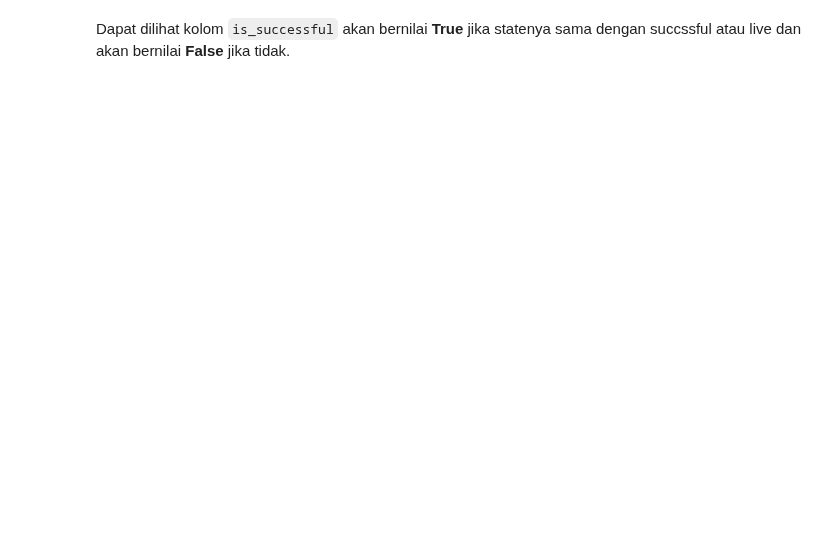
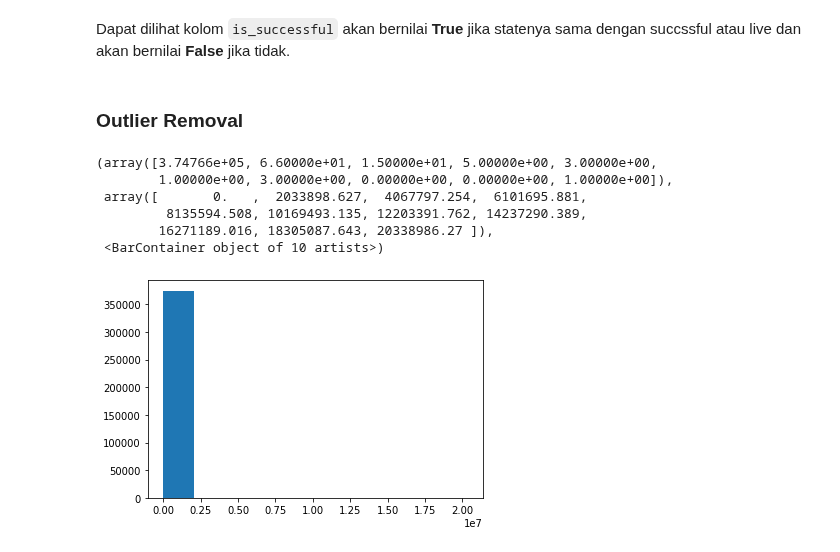
Before and after one commit to Penzragon/h8dsft_P0W3, a Jupyter notebook: script.ipynb, the cells around one changed output. Saved outputs shown, nothing was run; the diff lists cells and outputs as text; code cells hidden in the pictures; blank space fills up the shorter version.

Commit message:
Add outlier removal exploration (no documentation)

```diff
--- a/script.ipynb
+++ b/script.ipynb
@@ -282,3 +282,15 @@ projects[(projects.state != 'successful') | (projects.state != 'live')].head()
 | 4 | 1000011046 | Community Film Project: The Art o... | Film & Video | 2015-08-29 | 2015-07-04 08:35:03 | canceled | 14 | US | 1283.0 | 19500.00 | ... |
 # %% [markdown]
 Dapat dilihat kolom `is_successful` akan bernilai **True** jika statenya sama dengan succssful atau live dan akan bernilai **False** jika tidak.
+# %% [markdown]
+### Outlier Removal
+# %%
+plt.hist(projects.pledged)
+# %% [output]
+(array([3.74766e+05, 6.60000e+01, 1.50000e+01, 5.00000e+00, 3.00000e+00,
+        1.00000e+00, 3.00000e+00, 0.00000e+00, 0.00000e+00, 1.00000e+00]),
+ array([       0.   ,  2033898.627,  4067797.254,  6101695.881,
+         8135594.508, 10169493.135, 12203391.762, 14237290.389,
+        16271189.016, 18305087.643, 20338986.27 ]),
+ <BarContainer object of 10 artists>)
+[figure, added]
```
Also changed, not shown: parts of 12 cells of this notebook.
